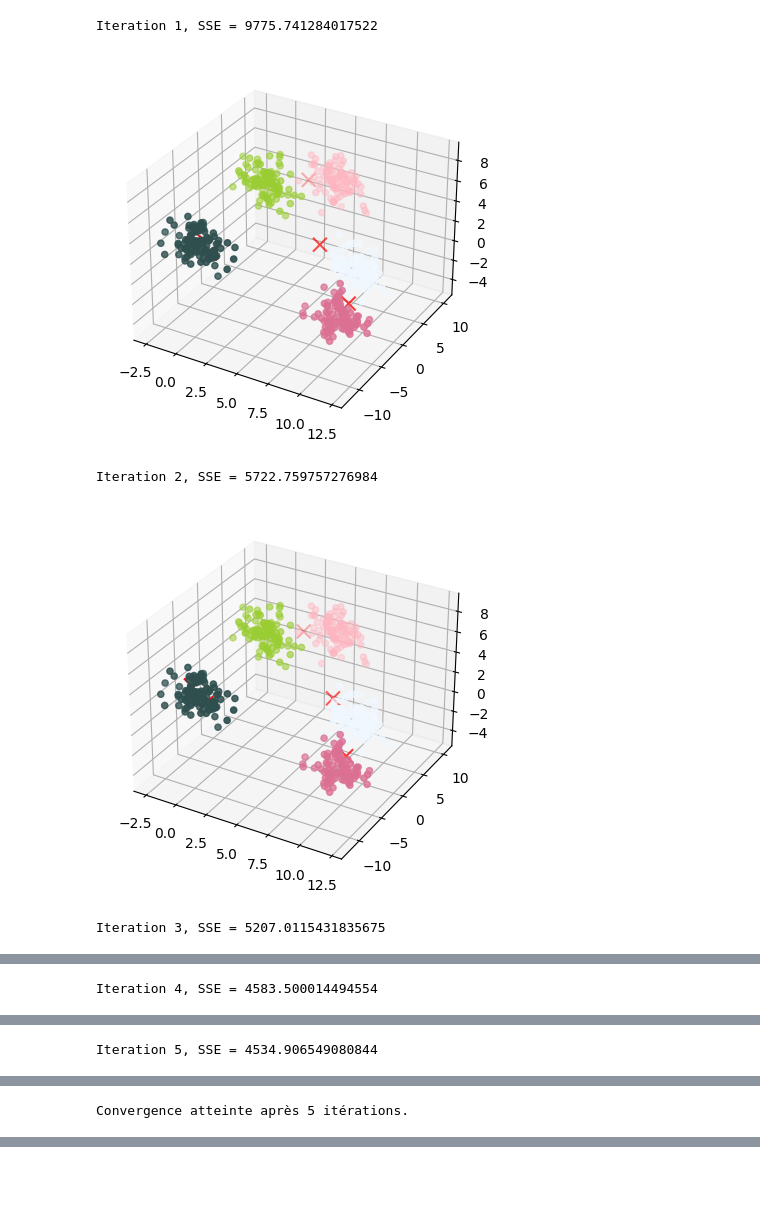
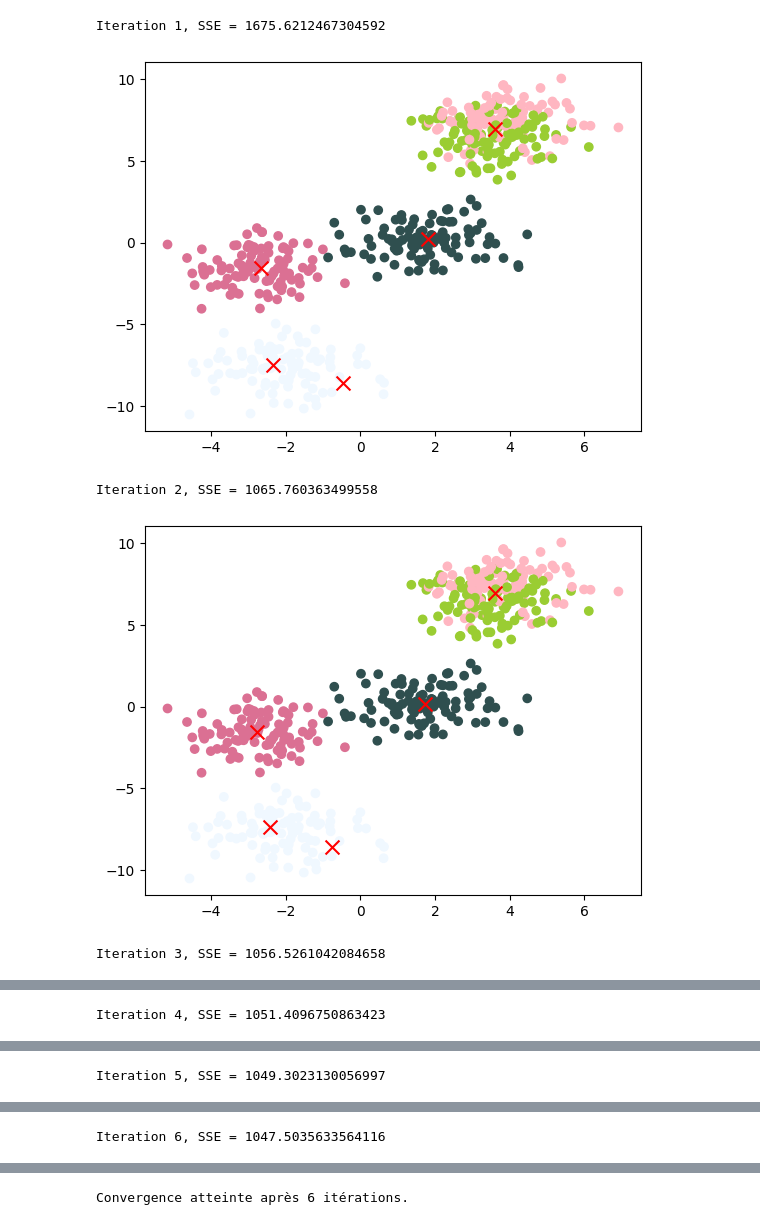
Before and after one commit to clement-gh/Big-data, a Jupyter notebook: Big_D.ipynb, the cells around one changed output, grey strips where cells are left out. Cells and saved outputs as stored; diff of their text form; code cells hidden in the pictures; blank space fills up the shorter version.

```diff
--- a/Big_D.ipynb
+++ b/Big_D.ipynb
@@ -7,7 +7,7 @@ import matplotlib.colors as mcolors
 
 import pandas as pd
 # %%
-    nb_of_clusters = 5 # Nombre de clusters
-    nb_of_samples = 500 # Nombre de points
-    dataset, _ = datasets.make_blobs(n_samples=nb_of_samples, centers=nb_of_clusters, n_features=3) # Generation de donnees aleatoires en 2D
+nb_of_clusters = 5 # Nombre de clusters
+nb_of_samples = 200 # Nombre de points
+dataset, _ = datasets.make_blobs(n_samples=nb_of_samples, centers=nb_of_clusters, n_features=2) # Generation de donnees aleatoires en 2D
 # %%
@@ -170,5 +170,5 @@ visualize_clusters(dataset, np.array(initialize_centers(dataset, nb_of_clusters)
 # %%
-def kmeans(data, k, num_it, centers=initialize_centers(dataset, nb_of_clusters)):
+def kmeans(data, k, num_it):
     """
     Cette fonction permet d'effectuer l'algorithme KMEANS
 
@@ -184,7 +184,8 @@ def kmeans(data, k, num_it, centers=initialize_centers(dataset, nb_of_clusters))
     sse_history = [] # Historique de l'erreur SSE
     tolerance=1 # Tolerance pour la convergence
 
-    centers = initialize_centers(data, k) # Initialisation des centres
+    #centers = initialize_centers(data, k) # Initialisation des centres
+    centers = initialize_centers_plus(data, k) # Initialisation des centres avec K-means ++
 
     for i in range(num_it): # Pour chaque itération
         centers_history.append(np.array(centers)) # Ajout des centres à l'historique
@@ -201,35 +202,35 @@ def kmeans(data, k, num_it, centers=initialize_centers(dataset, nb_of_clusters))
         if i > 0 and abs(sse_history[i-1] - sse) < tolerance: # Si les centres n'ont pas changé, on a atteint la convergence
             print(f"Convergence atteinte après {i} itérations.") # Affichage du nombre d'itérations
             break
 
         centers = new_centers # Mise à jour des centres
         print(f"Iteration {i+1}, SSE = {sse}") # Affichage de l'itération et du SSE
         visualize_clusters(data, np.array(centers)) # Affichage des clusters
 
 
     # Dernière mise à jour des centres et SSE
     clusters = compute_clusters(centers, data)
     sse = sse_error(centers, data)
     centers_history.append(np.array(centers))
     sse_history.append(sse)
 
 
     # Affichage de l'évolution de l'erreur en fonction du nombre d'itérations
     plt.plot(range(i+1), sse_history[:-1], marker='o')
     plt.xlabel('Iterations')
     plt.ylabel('SSE')
     plt.title('Evolution de l\'erreur en fonction du nombre d\'iterations')
     plt.show()
 
     # Retourne l'historique des centres et l'historique de SSE
     history = {'centers_history': centers_history, 'sse_history': sse_history}
     return history
 
 
 h = kmeans(dataset,nb_of_clusters, 100) # Appel de la fonction kmeans
 # %% [output]
-Iteration 1, SSE = 9775.741284017522
+Iteration 1, SSE = 1675.6212467304592
-[figure, old version]
+[figure, new version]
-Iteration 2, SSE = 5722.759757276984
+Iteration 2, SSE = 1065.760363499558
-[figure, old version]
+[figure, new version]
-Iteration 3, SSE = 5207.0115431835675
+Iteration 3, SSE = 1056.5261042084658
@@ -237 +238 @@ Iteration 3, SSE = 5207.0115431835675
-Iteration 4, SSE = 4583.500014494554
+Iteration 4, SSE = 1051.4096750863423
@@ -239 +240 @@ Iteration 4, SSE = 4583.500014494554
-Iteration 5, SSE = 4534.906549080844
+Iteration 5, SSE = 1049.3023130056997
@@ -241 +242 @@ Iteration 5, SSE = 4534.906549080844
-Convergence atteinte après 5 itérations.
+Iteration 6, SSE = 1047.5035633564116
@@ -242,0 +244 @@ Convergence atteinte après 5 itérations.
+Convergence atteinte après 6 itérations.
```
Also changed, not shown: parts of 5 cells of this notebook.
